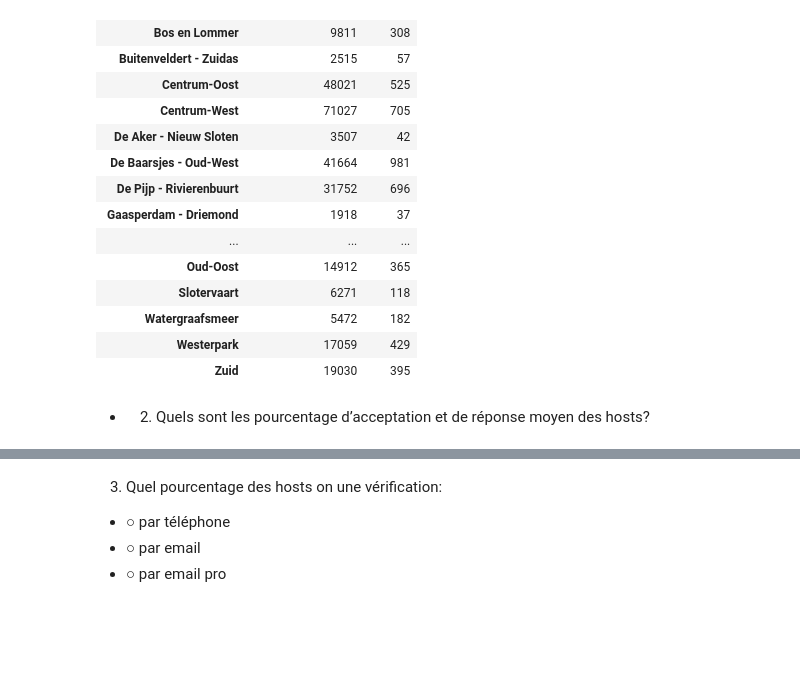
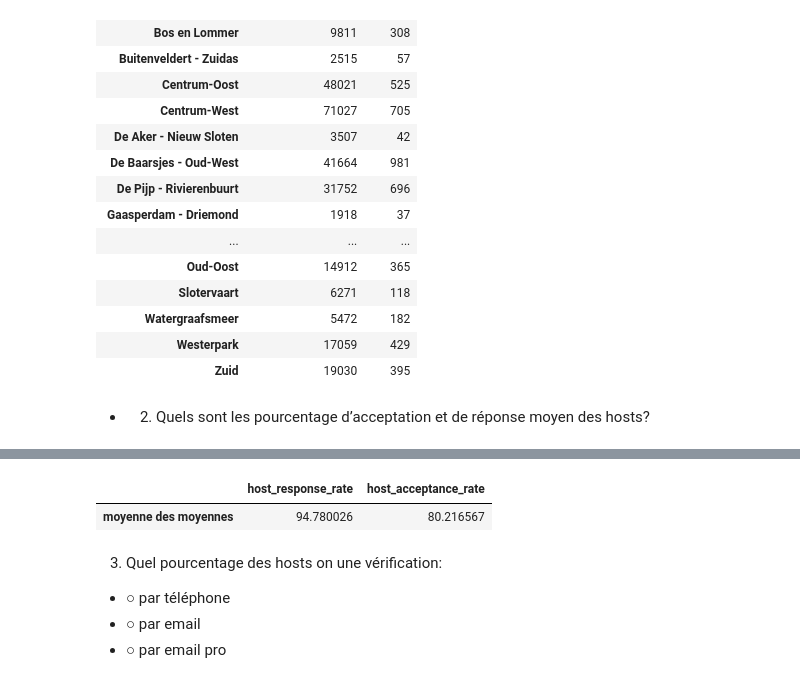
Before and after one commit to DonzerHD/Pandas-Env-Visuel, a Jupyter notebook: Pandas/TD_Pandas.ipynb, the cells around one changed output, grey strips where cells are left out. Saved outputs shown, nothing was run; the diff lists cells and outputs as text; code cells hidden in the pictures; blank space fills up the shorter version.

```diff
--- a/Pandas/TD_Pandas.ipynb
+++ b/Pandas/TD_Pandas.ipynb
@@ -39,9 +39,3 @@ reviews
 | Zuid | 19030 | 395 |
 # %% [markdown]
 - 2. Quels sont les pourcentage d’acceptation et de réponse moyen des hosts?
-# %%
-df = df.dropna(subset=['host_response_rate', 'host_acceptance_rate'])
-df['host_response_rate'] = df['host_response_rate'].replace('%', '', regex=True).astype(float)
-df['host_acceptance_rate'] = df['host_acceptance_rate'].replace('%', '', regex=True).astype(float)
-pourcentage = df.groupby('host_id').agg({'host_response_rate': 'mean', 'host_acceptance_rate': 'mean'})
-pourcentage
@@ -63,3 +42,12 @@ pourcentage
+# %%
+df[['host_response_rate', 'host_acceptance_rate']] = df[['host_response_rate', 'host_acceptance_rate']].replace('%', '').astype(float)
+moyennes = df[['host_response_rate', 'host_acceptance_rate']].mean()
+moyennes = moyennes.rename(index='moyenne des moyennes')
+moyennes = moyennes.to_frame().T
+moyennes
+# %% [output]
+|  | host_response_rate | host_acceptance_rate |
+| moyenne des moyennes | 94.780026 | 80.216567 |
 # %% [markdown]
 3. Quel pourcentage des hosts on une vérification:
 - ○ par téléphone
```
Also changed, not shown: parts of 8 cells of this notebook.
